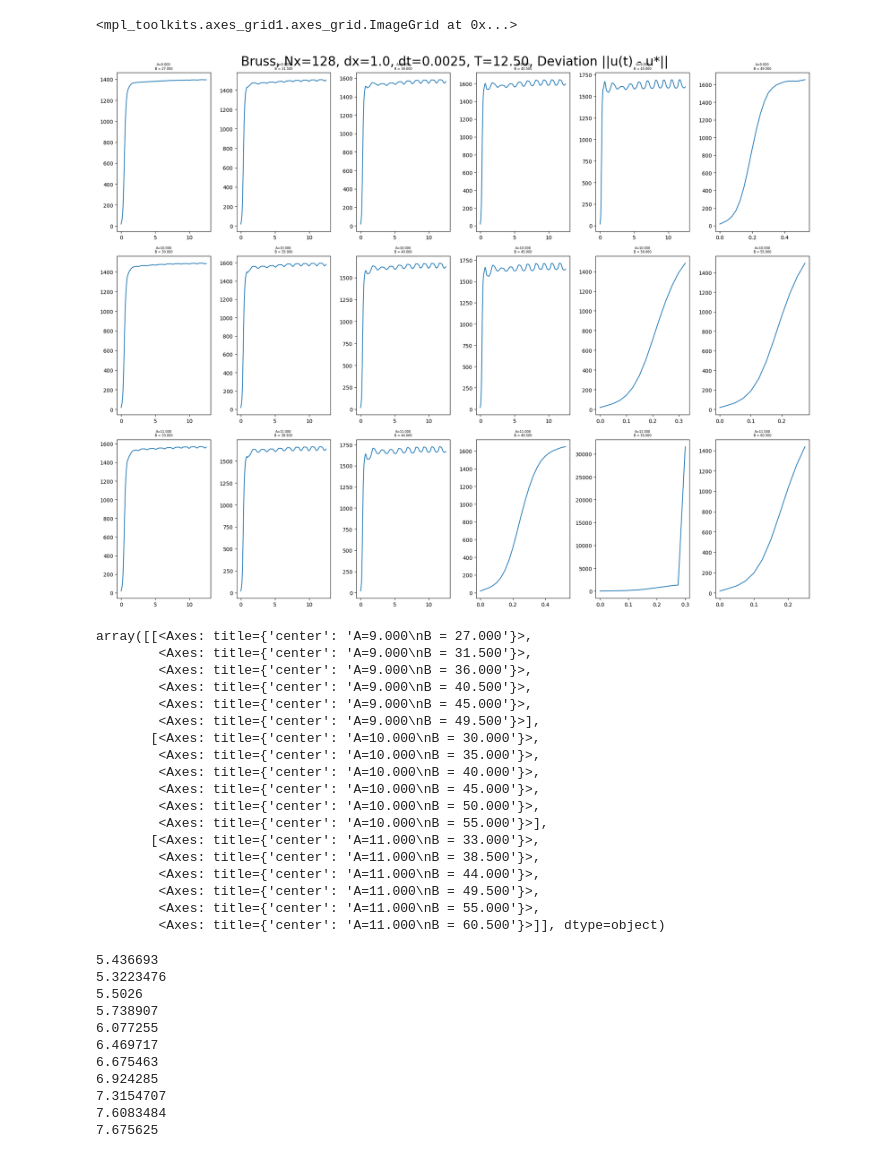
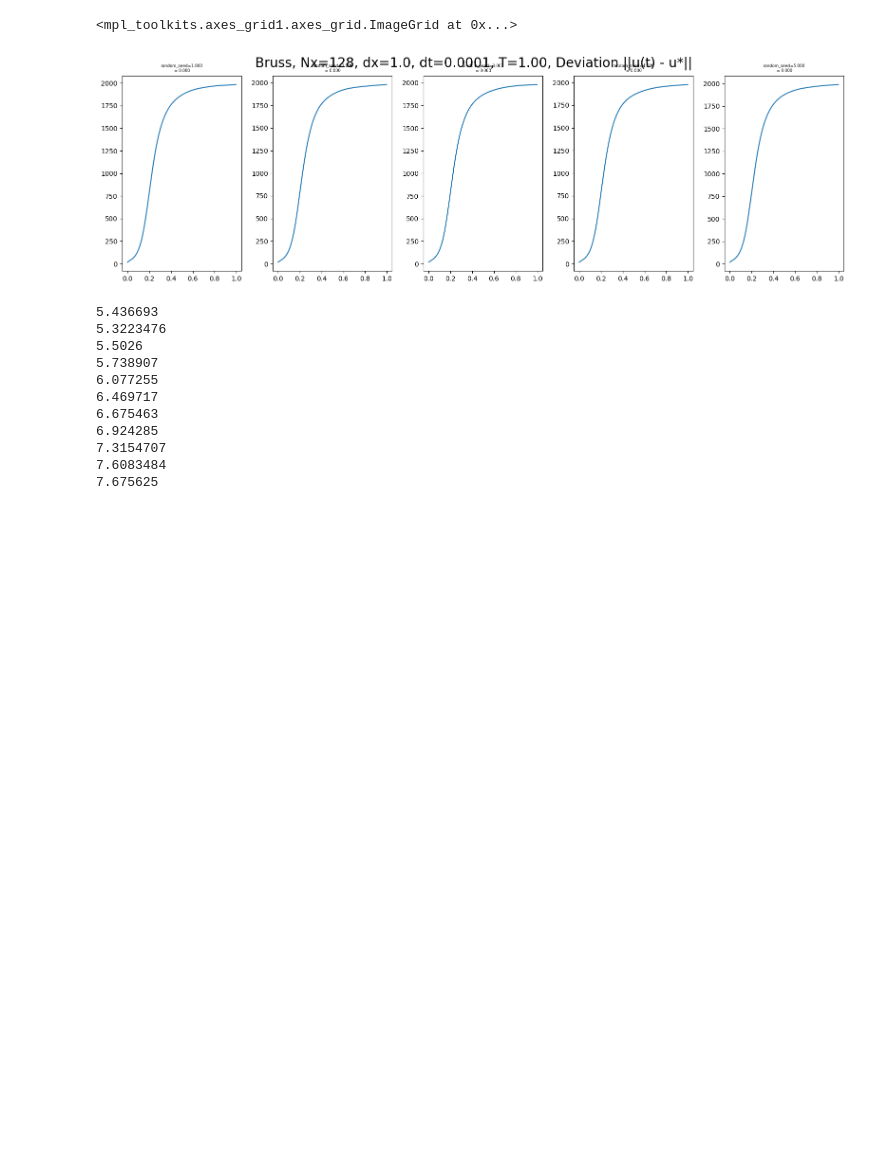
Before and after one commit to valentinvogt/pde-solvers-cuda, a Jupyter notebook: analysis/db.ipynb, the cells around one changed output. Cells and saved outputs as stored; diff of their text form; code cells hidden in the pictures; blank space fills up the shorter version.

```diff
--- a/analysis/db.ipynb
+++ b/analysis/db.ipynb
@@ -17,6 +17,6 @@ from db_tools import get_db, classify_trajectories, metrics_grid, plot_grid
 # %%
 model = "bruss"
-run_id = "blowup"
+run_id = "blowup_test"
 load_dotenv()
 data_dir = os.getenv("DATA_DIR")
 output_dir = os.getenv("OUT_DIR")
@@ -29,5 +29,6 @@ array(['blowup'], dtype=object)
 # %%
 df = df0.copy()
 df = df[df['run_id'] == run_id]
-len(df)
+df_fine = df[df.dt == 0.0001]
+df_fine
 # %% [output]
@@ -93,27 +123,9 @@ plot_grid(df, 0, filename="blowup_1.png")
 A :  3  values,  B :  6  values
 <mpl_toolkits.axes_grid1.axes_grid.ImageGrid at 0x...>
 # %%
-metrics_grid(df, 0, var1="A", var2="B", metric="dev")
+metrics_grid(df_fine, 0, var1="random_seed", var2="", metric="dev");
 # %% [output]
-[figure, old version]
+[figure, new version]
-array([[<Axes: title={'center': 'A=9.000\nB = 27.000'}>,
-        <Axes: title={'center': 'A=9.000\nB = 31.500'}>,
-        <Axes: title={'center': 'A=9.000\nB = 36.000'}>,
-        <Axes: title={'center': 'A=9.000\nB = 40.500'}>,
-        <Axes: title={'center': 'A=9.000\nB = 45.000'}>,
-        <Axes: title={'center': 'A=9.000\nB = 49.500'}>],
-       [<Axes: title={'center': 'A=10.000\nB = 30.000'}>,
-        <Axes: title={'center': 'A=10.000\nB = 35.000'}>,
-        <Axes: title={'center': 'A=10.000\nB = 40.000'}>,
-        <Axes: title={'center': 'A=10.000\nB = 45.000'}>,
-        <Axes: title={'center': 'A=10.000\nB = 50.000'}>,
-        <Axes: title={'center': 'A=10.000\nB = 55.000'}>],
-       [<Axes: title={'center': 'A=11.000\nB = 33.000'}>,
-        <Axes: title={'center': 'A=11.000\nB = 38.500'}>,
-        <Axes: title={'center': 'A=11.000\nB = 44.000'}>,
-        <Axes: title={'center': 'A=11.000\nB = 49.500'}>,
-        <Axes: title={'center': 'A=11.000\nB = 55.000'}>,
-        <Axes: title={'center': 'A=11.000\nB = 60.500'}>]], dtype=object)
 # %%
 Du = 1
 Dv = 18
```
Also changed, not shown: parts of 8 cells of this notebook, 30 other files.
